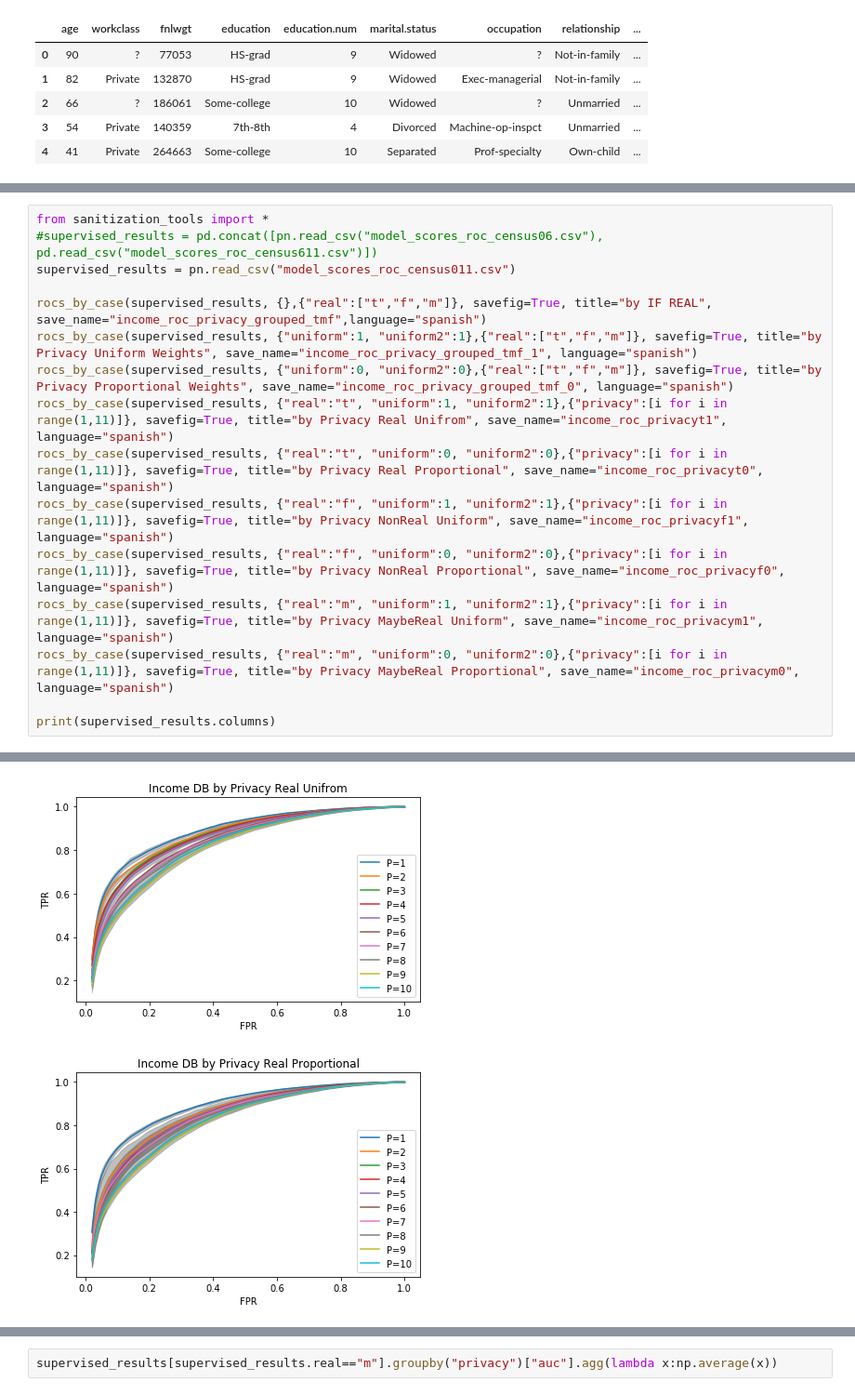
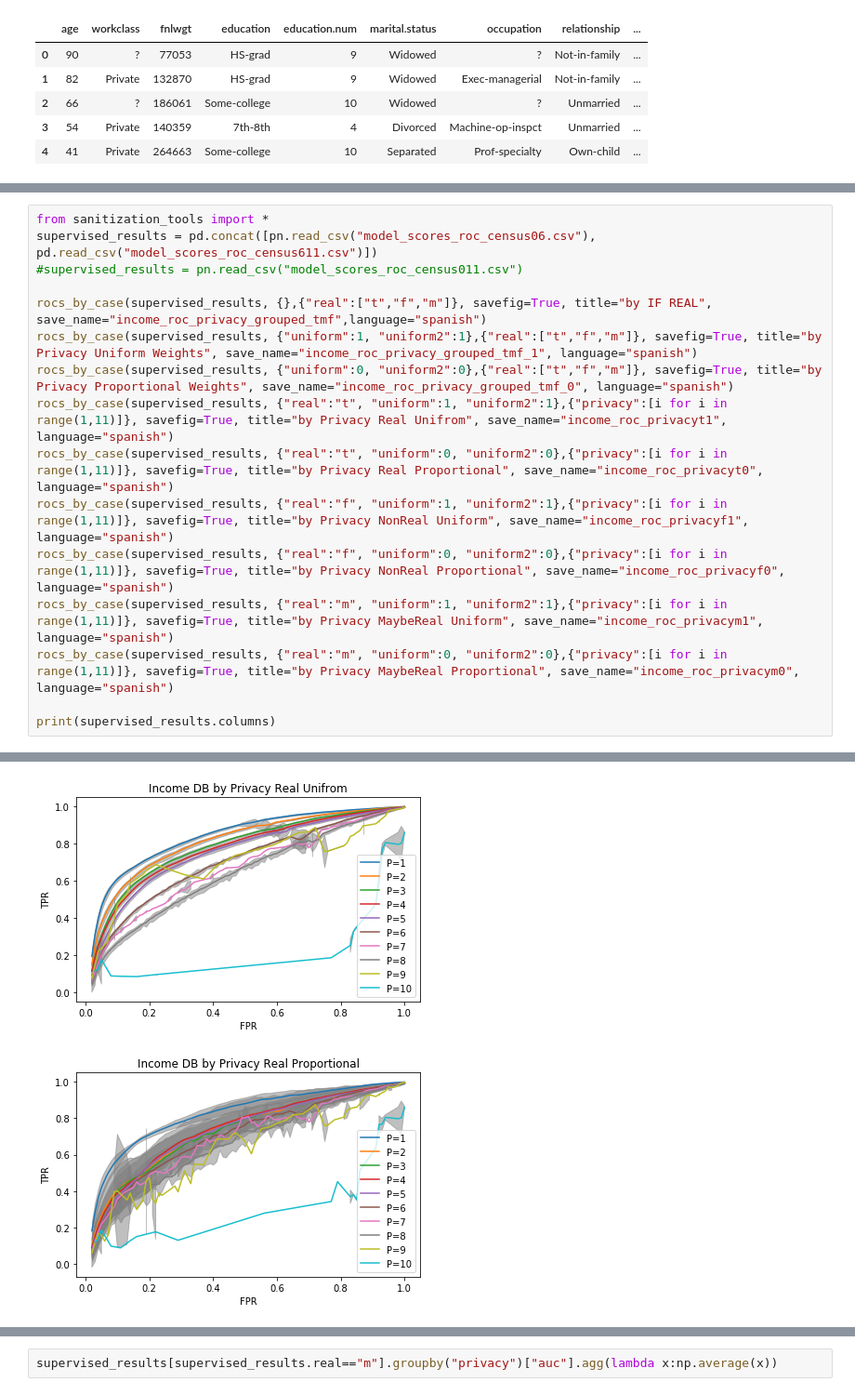
Before and after one commit to jwzinser/Tesis, a Jupyter notebook: parallel/pandas_models.ipynb, the cells around one changed output, grey strips where cells are left out. Shown: that part at 93% size. Saved outputs shown, nothing was run; the diff lists cells and outputs as text.

```diff
--- a/parallel/pandas_models.ipynb
+++ b/parallel/pandas_models.ipynb
@@ -207,7 +204,7 @@ df_models.to_csv("model_scores_roc_census011.csv")
 # %%
 from sanitization_tools import *
-#supervised_results = pd.concat([pn.read_csv("model_scores_roc_census06.csv"), pd.read_csv("model_scores_roc_census611.csv")])
-supervised_results = pn.read_csv("model_scores_roc_census011.csv")
+supervised_results = pd.concat([pn.read_csv("model_scores_roc_census06.csv"), pd.read_csv("model_scores_roc_census611.csv")])
+#supervised_results = pn.read_csv("model_scores_roc_census011.csv")
 
 rocs_by_case(supervised_results, {},{"real":["t","f","m"]}, savefig=True, title="by IF REAL", save_name="income_roc_privacy_grouped_tmf",language="spanish")
 rocs_by_case(supervised_results, {"uniform":1, "uniform2":1},{"real":["t","f","m"]}, savefig=True, title="by Privacy Uniform Weights", save_name="income_roc_privacy_grouped_tmf_1", language="spanish")
@@ -227,2 +224,2 @@ print(supervised_results.columns)
-[figure, old version]
+[figure, new version]
-[figure, old version]
+[figure, new version]
```
Also changed, not shown: parts of 4 cells of this notebook, 3 other files.
